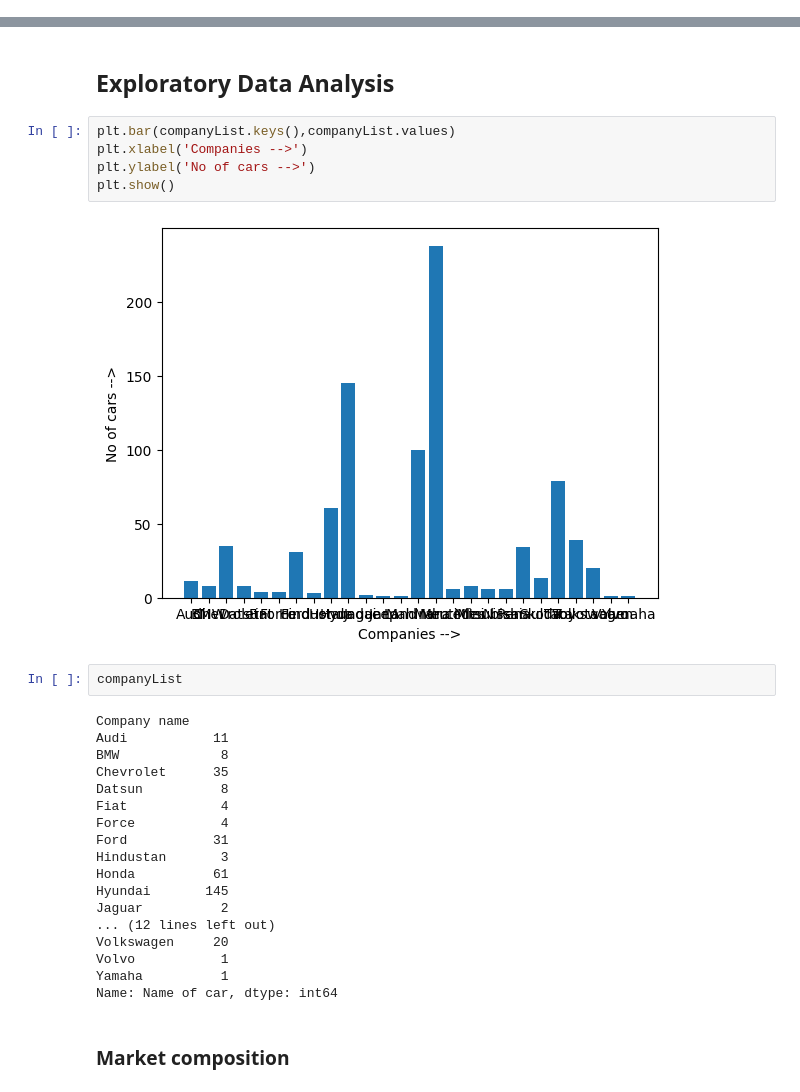
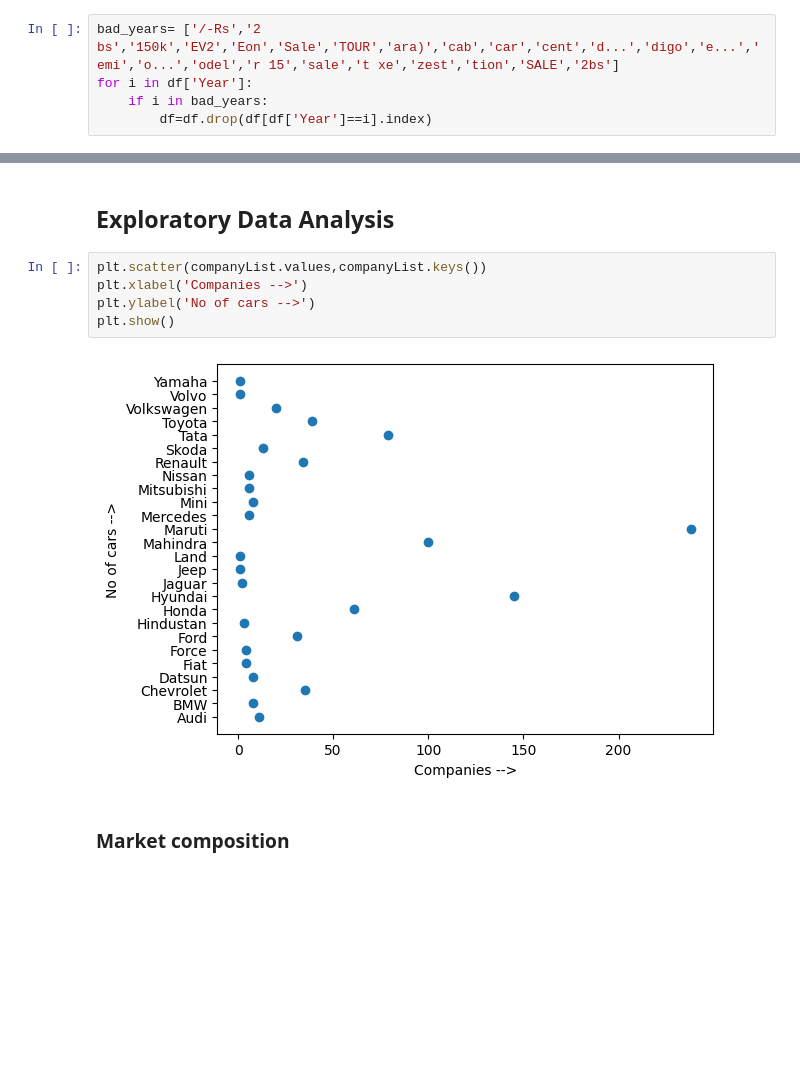
Before and after one commit to rahulsm20/car-data, a Jupyter notebook: analysis.ipynb, the cells around one changed output, grey strips where cells are left out. Drawn from its saved outputs; the diff is of its cells as text; blank space fills up the shorter version.

```diff
--- a/analysis.ipynb
+++ b/analysis.ipynb
@@ -46,6 +31,11 @@ bad=['i','2012','well','all','7','9','scratch','urgent','sell','any','very','sal
 for i in df['Company name']:
     if i in bad:
         df = df.drop(df[df['Company name'] ==i].index)
+# %%
+bad_years= ['/-Rs','2 bs','150k','EV2','Eon','Sale','TOUR','ara)','cab','car','cent','d...','digo','e...','emi','o...','odel','r 15','sale','t xe','zest','tion','SALE','2bs']
+for i in df['Year']:
+    if i in bad_years:
+        df=df.drop(df[df['Year']==i].index)
 # %%
 df['Price']=df['Price'].str.replace(',','')
 df['Price']=df['Price'].str.replace('Ask For Price','0')
@@ -74,32 +64,12 @@ Index(['Audi', 'BMW', 'Chevrolet', 'Datsun', 'Fiat', 'Force', 'Ford',
 # %% [markdown]
 ## Exploratory Data Analysis
 # %%
-plt.bar(companyList.keys(),companyList.values)
+plt.scatter(companyList.values,companyList.keys())
 plt.xlabel('Companies -->')
 plt.ylabel('No of cars -->')
 plt.show()
 # %% [output]
-[figure, old version]
+[figure, new version]
-# %%
-companyList
-# %% [output]
-Company name
-Audi           11
-BMW             8
-Chevrolet      35
-Datsun          8
-Fiat            4
-Force           4
-Ford           31
-Hindustan       3
-Honda          61
-Hyundai       145
-Jaguar          2
-... (12 lines left out)
-Volkswagen     20
-Volvo           1
-Yamaha          1
-Name: Name of car, dtype: int64
 # %% [markdown]
 ### Market composition
 # %%
```
Also changed, not shown: parts of 7 cells of this notebook, 1 other file.
